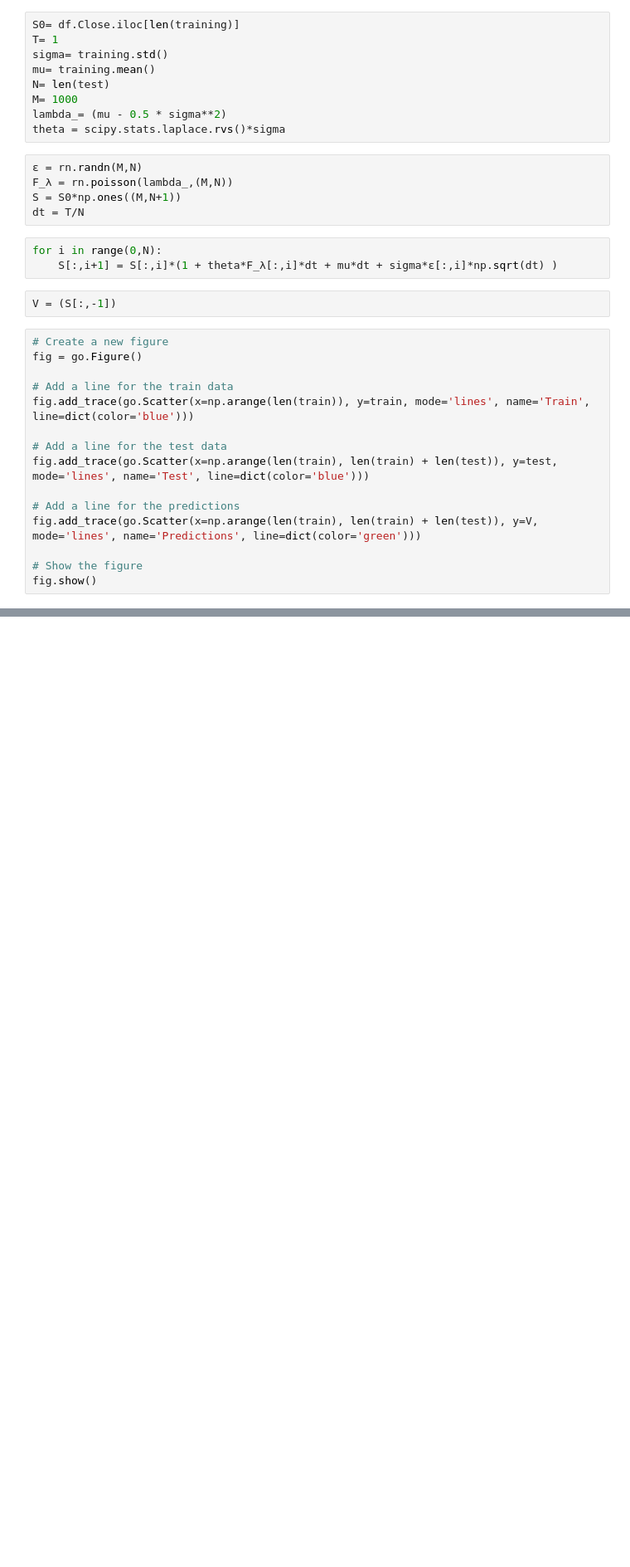
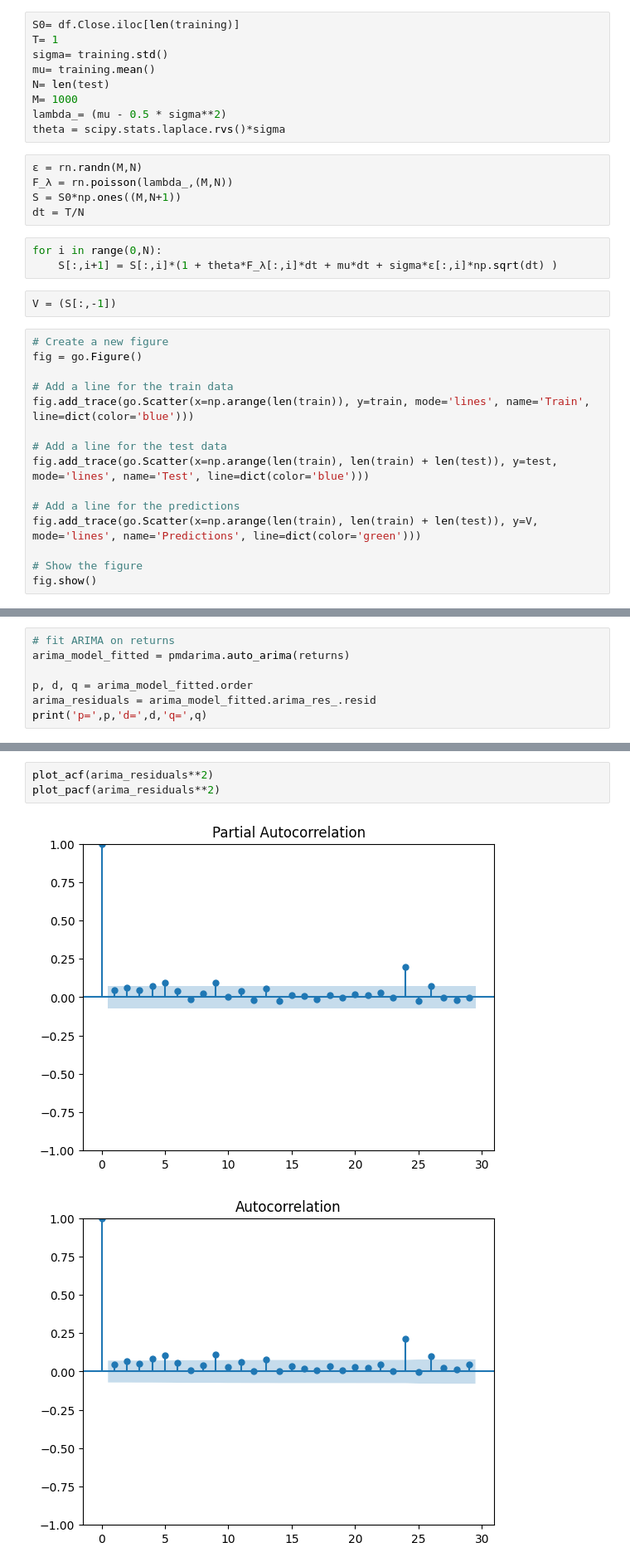
Before and after one commit to AdrianLandaverde/Proyectos-de-Ingenieria-Matematica, a Jupyter notebook: modulo1/actividad1/actividad1.ipynb, the cells around one changed output, grey strips where cells are left out. Shown: that part at 83% size. Drawn from its saved outputs; the diff is of its cells as text; blank space fills up the shorter version.

```diff
--- a/modulo1/actividad1/actividad1.ipynb
+++ b/modulo1/actividad1/actividad1.ipynb
@@ -200,0 +195,7 @@ fig.show()
+# %%
+# fit ARIMA on returns
+arima_model_fitted = pmdarima.auto_arima(returns)
+
+p, d, q = arima_model_fitted.order
+arima_residuals = arima_model_fitted.arima_res_.resid
+print('p=',p,'d=',d,'q=',q)
@@ -200,0 +225,6 @@ fig.show()
+# %%
+plot_acf(arima_residuals**2)
+plot_pacf(arima_residuals**2)
+# %% [output]
+[figure, added]
+[figure, added]
```
Also changed, not shown: parts of 18 cells of this notebook.
